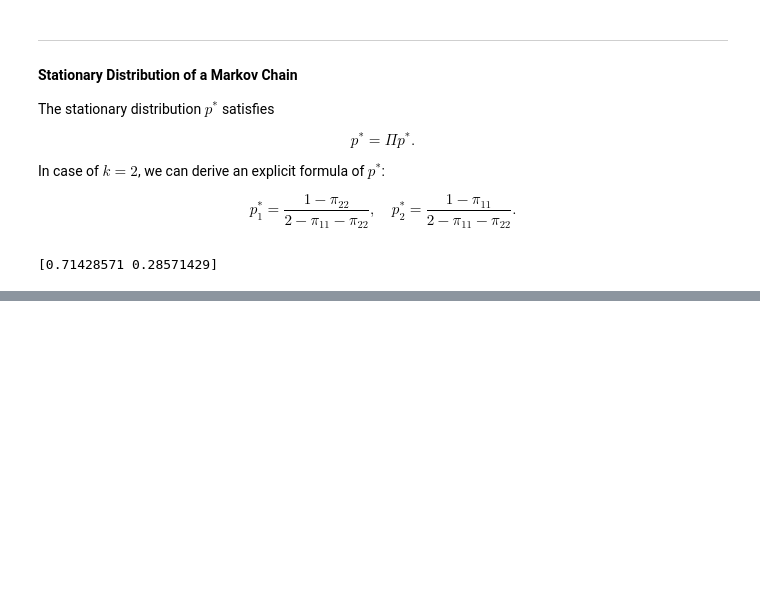
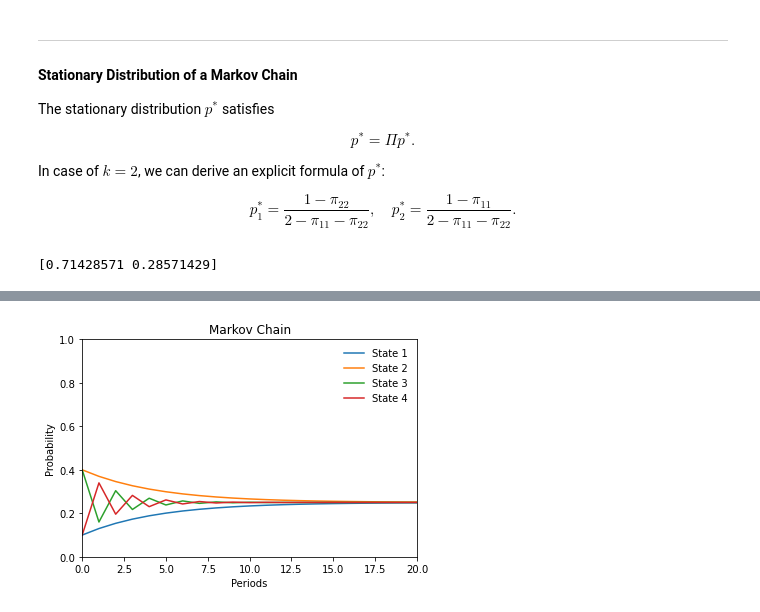
Before and after one commit to nakatsuma/probability_and_statistics, a Jupyter notebook: notebook-b/markovchain.ipynb, the cells around one changed output, grey strips where cells are left out. Saved outputs shown, nothing was run; the diff lists cells and outputs as text; code cells hidden in the pictures; blank space fills up the shorter version.

```diff
--- a/notebook-b/markovchain.ipynb
+++ b/notebook-b/markovchain.ipynb
@@ -143,0 +198,11 @@ print(stationary_distribution)
+# %%
+plt.plot(periods, markov_chains(transition_matrix, initial_probability2, iterations))
+plt.xlim((periods.min(), periods.max()))
+plt.ylim((0, 1))
+plt.title('Markov Chain')
+plt.xlabel('Periods')
+plt.ylabel('Probability')
+plt.legend(['State 1','State 2', 'State 3', 'State 4'], loc='best', frameon=False)
+plt.show()
+# %% [output]
+[figure, added]
```
Also changed, not shown: parts of 12 cells of this notebook.
